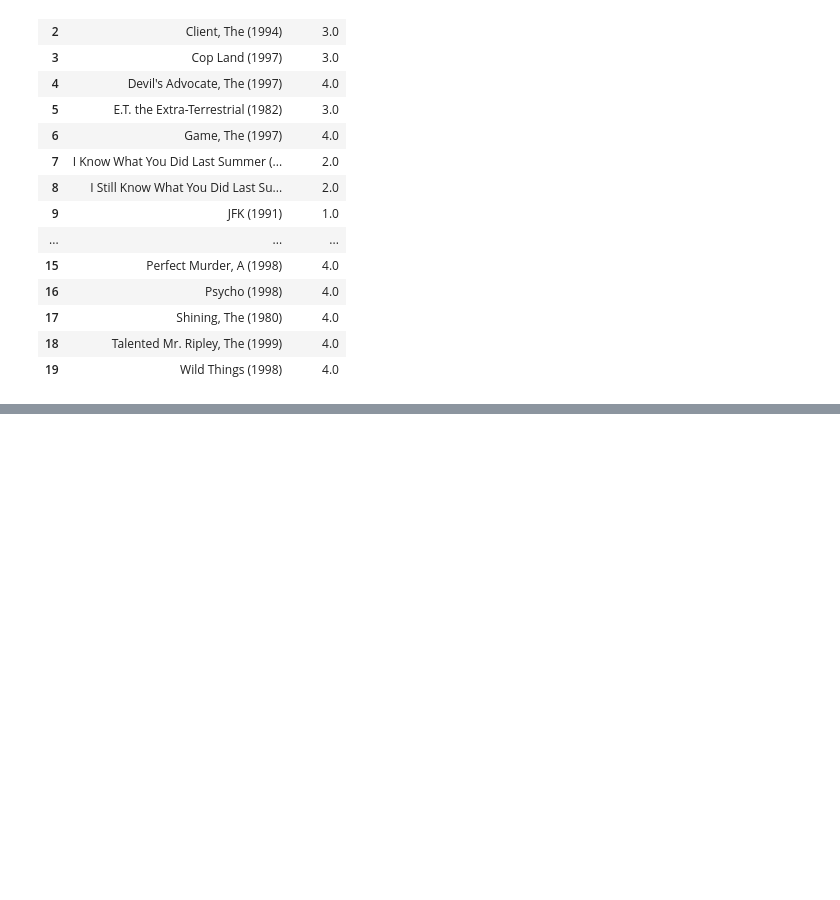
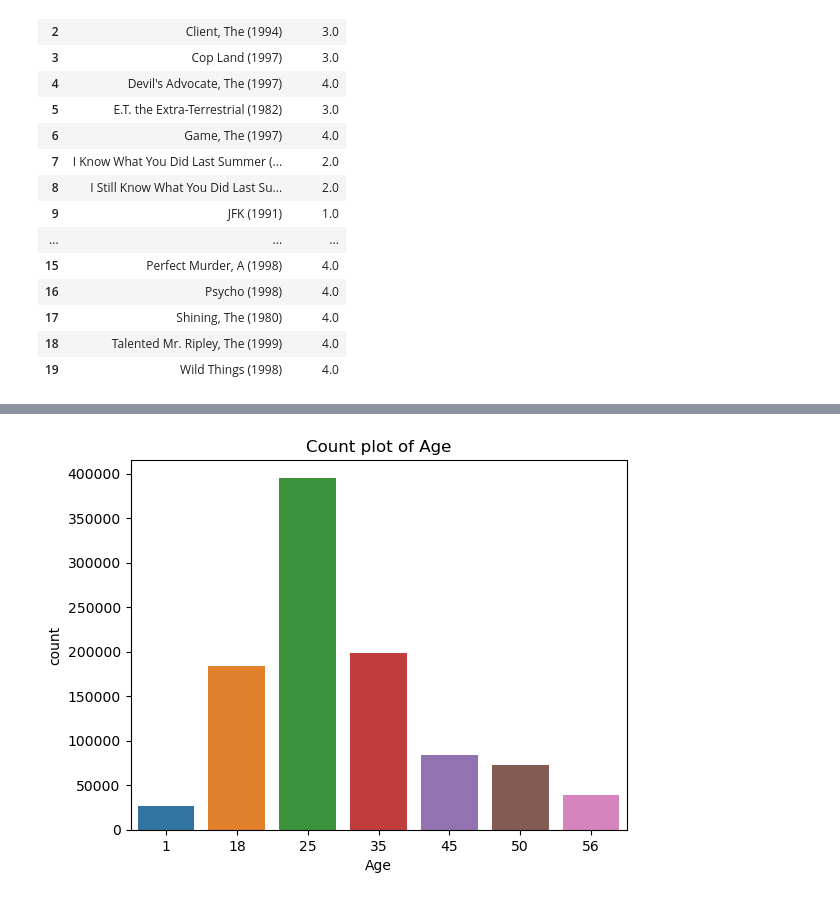
Before and after one commit to divpr24/Movielens_Case_Study_Classification_Project, a Jupyter notebook: MovieLens Case Study.ipynb, the cells around one changed output, grey strips where cells are left out. Saved outputs shown, nothing was run; the diff lists cells and outputs as text; code cells hidden in the pictures; blank space fills up the shorter version.

```diff
--- a/MovieLens Case Study.ipynb
+++ b/MovieLens Case Study.ipynb
@@ -306,0 +392,7 @@ movie_list_2696
+# %%
+#Count plot of Age.
+sns.countplot(data = data, x = 'Age')
+plt.title("Count plot of Age")
+plt.show()
+# %% [output]
+[figure, added]
```
Also changed, not shown: parts of 35 cells of this notebook, 1 other file.
